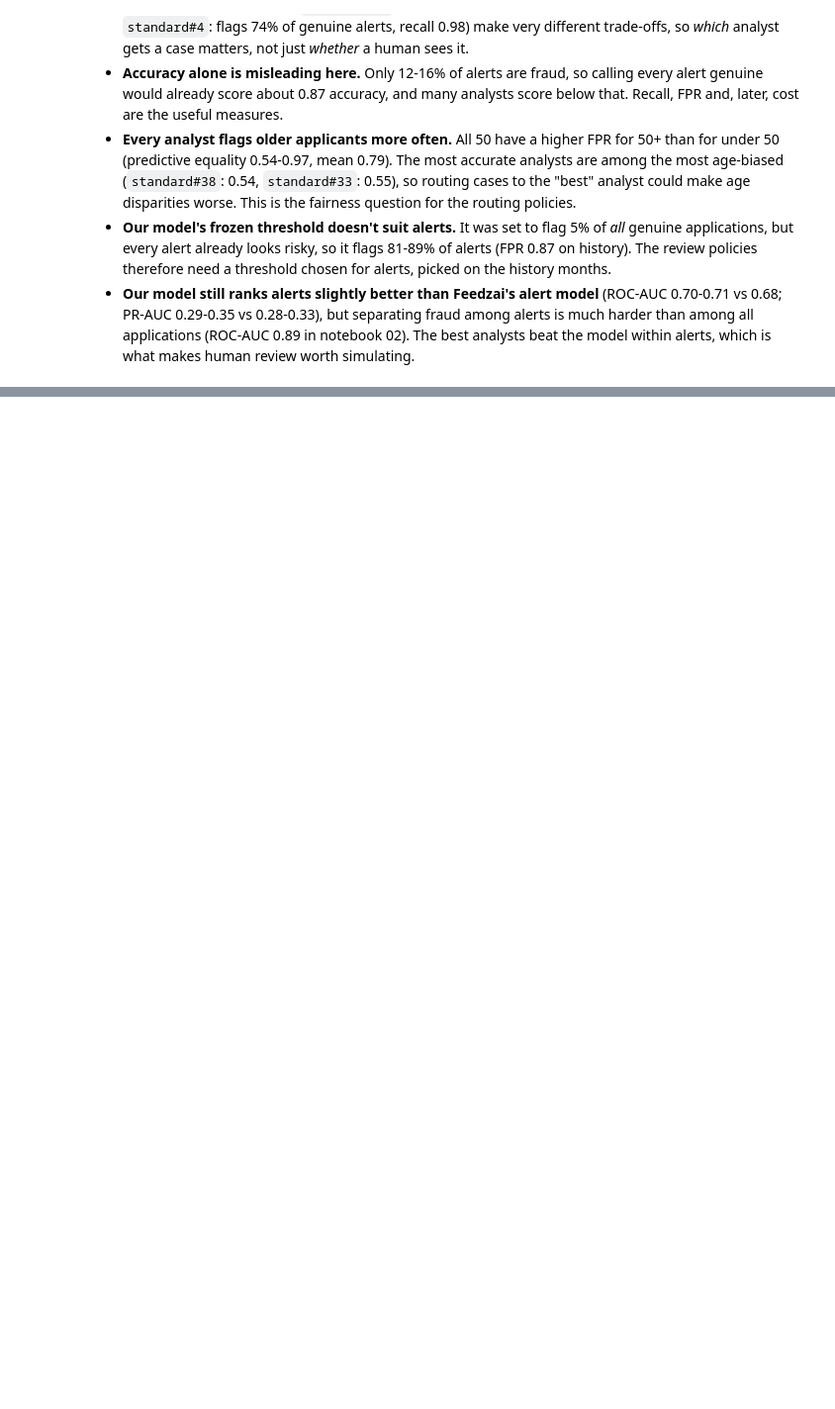
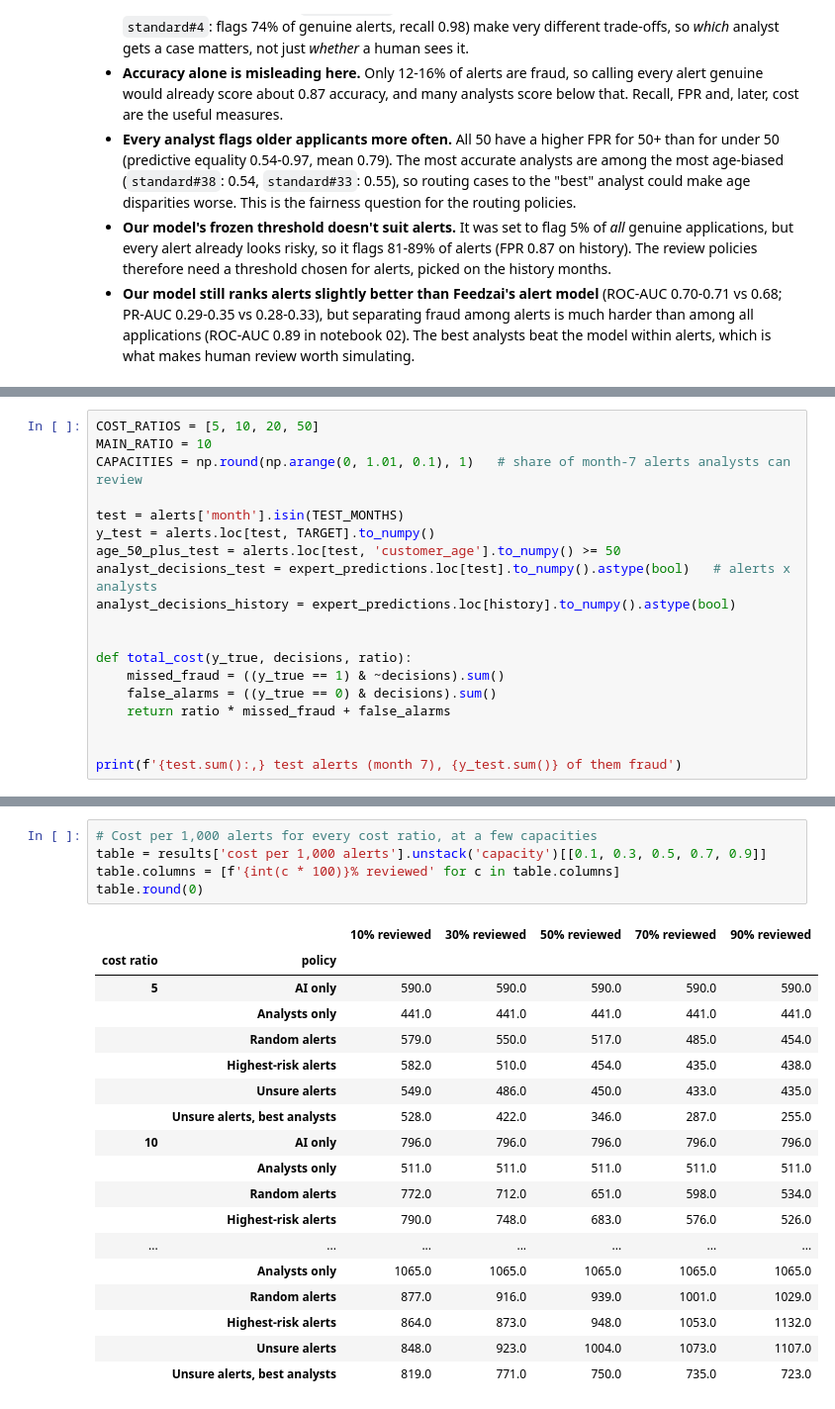
Before and after one commit to ErinaTjin/bt4012_grp10, a Jupyter notebook: notebooks/03_human_ai_review.ipynb, the cells around one changed output, grey strips where cells are left out. Shown at 99% size. Saved outputs shown, nothing was run; the diff lists cells and outputs as text; blank space fills up the shorter version.

```diff
--- a/notebooks/03_human_ai_review.ipynb
+++ b/notebooks/03_human_ai_review.ipynb
@@ -353,0 +365,19 @@ pd.concat([analyst_profile.sort_values('accuracy', ascending=False).head(5),
+# %%
+COST_RATIOS = [5, 10, 20, 50]
+MAIN_RATIO = 10
+CAPACITIES = np.round(np.arange(0, 1.01, 0.1), 1)   # share of month-7 alerts analysts can review
+
+test = alerts['month'].isin(TEST_MONTHS)
+y_test = alerts.loc[test, TARGET].to_numpy()
+age_50_plus_test = alerts.loc[test, 'customer_age'].to_numpy() >= 50
+analyst_decisions_test = expert_predictions.loc[test].to_numpy().astype(bool)   # alerts x analysts
+analyst_decisions_history = expert_predictions.loc[history].to_numpy().astype(bool)
+
+
+def total_cost(y_true, decisions, ratio):
+    missed_fraud = ((y_true == 1) & ~decisions).sum()
+    false_alarms = ((y_true == 0) & decisions).sum()
+    return ratio * missed_fraud + false_alarms
+
+
+print(f'{test.sum():,} test alerts (month 7), {y_test.sum()} of them fraud')
@@ -353,0 +566,24 @@ pd.concat([analyst_profile.sort_values('accuracy', ascending=False).head(5),
+# %%
+# Cost per 1,000 alerts for every cost ratio, at a few capacities
+table = results['cost per 1,000 alerts'].unstack('capacity')[[0.1, 0.3, 0.5, 0.7, 0.9]]
+table.columns = [f'{int(c * 100)}% reviewed' for c in table.columns]
+table.round(0)
+# %% [output]
+|  |  | 10% reviewed | 30% reviewed | 50% reviewed | 70% reviewed | 90% reviewed |
+| cost ratio | policy |  |  |  |  |  |
+| 5 | AI only | 590.0 | 590.0 | 590.0 | 590.0 | 590.0 |
+|  | Analysts only | 441.0 | 441.0 | 441.0 | 441.0 | 441.0 |
+|  | Random alerts | 579.0 | 550.0 | 517.0 | 485.0 | 454.0 |
+|  | Highest-risk alerts | 582.0 | 510.0 | 454.0 | 435.0 | 438.0 |
+|  | Unsure alerts | 549.0 | 486.0 | 450.0 | 433.0 | 435.0 |
+|  | Unsure alerts, best analysts | 528.0 | 422.0 | 346.0 | 287.0 | 255.0 |
+| 10 | AI only | 796.0 | 796.0 | 796.0 | 796.0 | 796.0 |
+|  | Analysts only | 511.0 | 511.0 | 511.0 | 511.0 | 511.0 |
+|  | Random alerts | 772.0 | 712.0 | 651.0 | 598.0 | 534.0 |
+|  | Highest-risk alerts | 790.0 | 748.0 | 683.0 | 576.0 | 526.0 |
+| ... | ... | ... | ... | ... | ... | ... |
+|  | Analysts only | 1065.0 | 1065.0 | 1065.0 | 1065.0 | 1065.0 |
+|  | Random alerts | 877.0 | 916.0 | 939.0 | 1001.0 | 1029.0 |
+|  | Highest-risk alerts | 864.0 | 873.0 | 948.0 | 1053.0 | 1132.0 |
+|  | Unsure alerts | 848.0 | 923.0 | 1004.0 | 1073.0 | 1107.0 |
+|  | Unsure alerts, best analysts | 819.0 | 771.0 | 750.0 | 735.0 | 723.0 |
```
Also changed, not shown: parts of 17 cells of this notebook, 1 other file.
